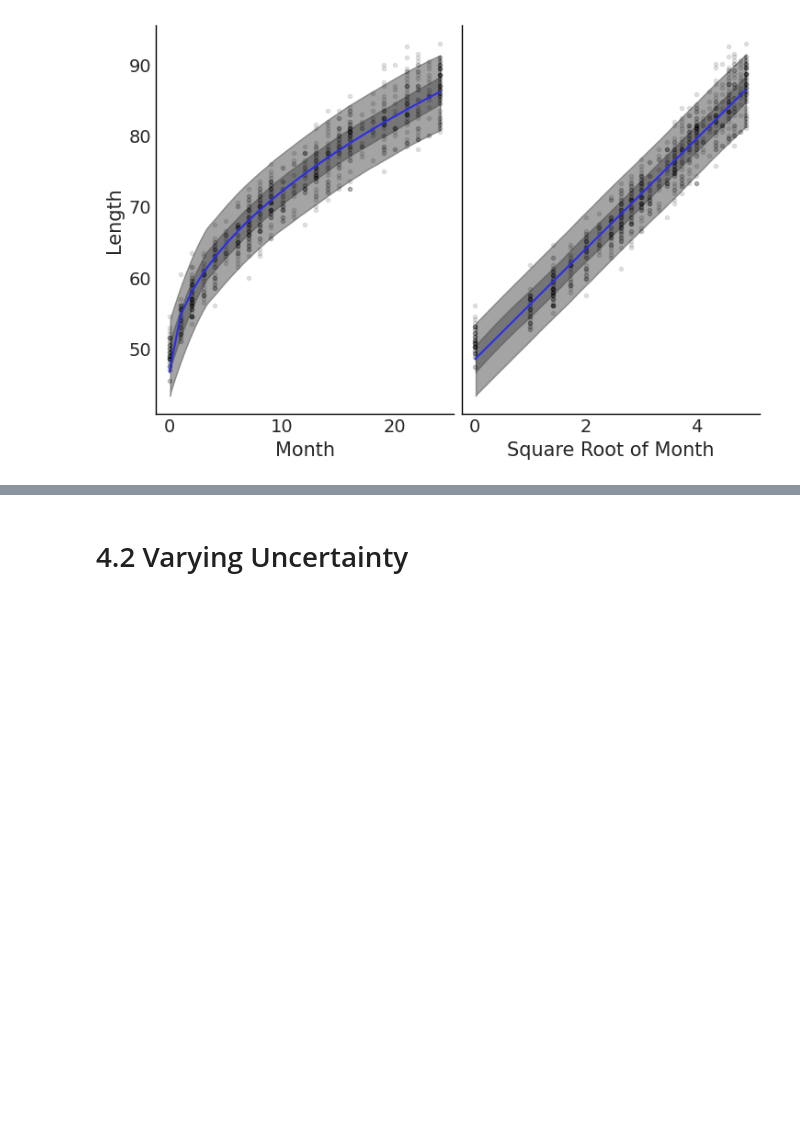
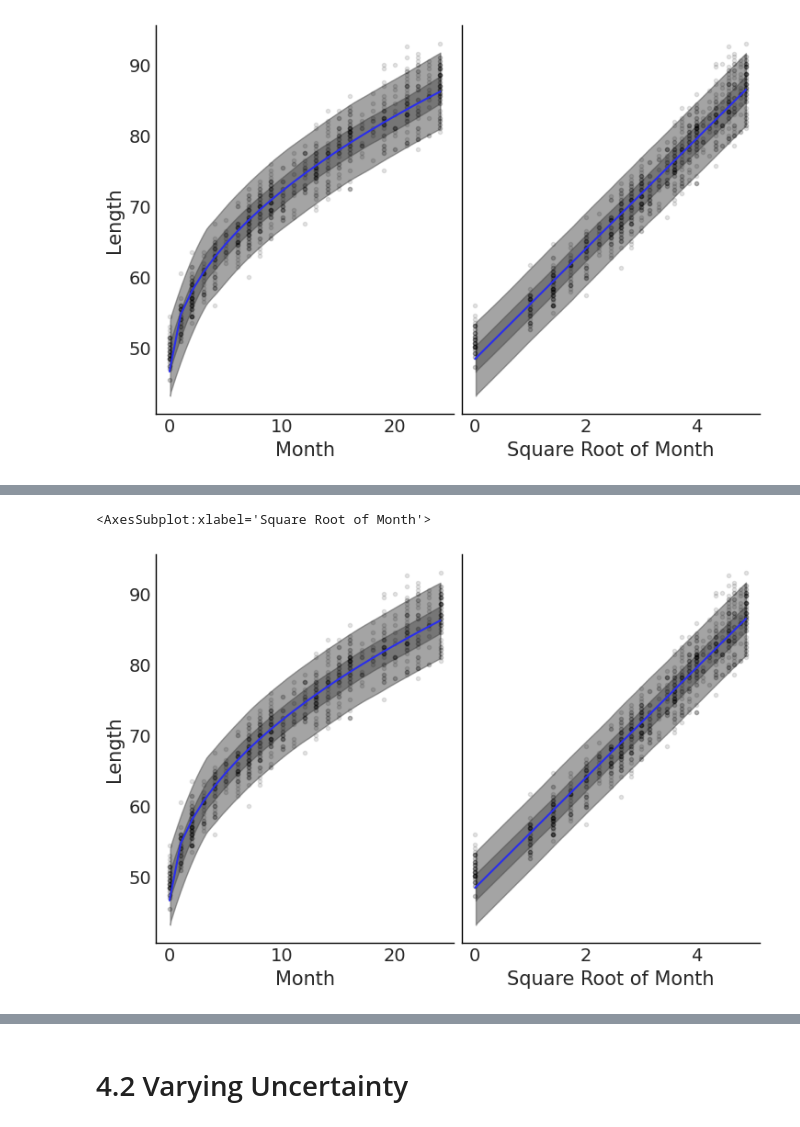
Before and after one commit to jointprob/bmcp-notes, a Jupyter notebook: scratchpads/005.01 - chapter 4 notes.ipynb, the cells around one changed output, grey strips where cells are left out. Drawn from its saved outputs; the diff is of its cells as text; code cells hidden in the pictures; blank space fills up the shorter version.

```diff
--- a/scratchpads/005.01 - chapter 4 notes.ipynb
+++ b/scratchpads/005.01 - chapter 4 notes.ipynb
@@ -386,0 +476,18 @@ NameError: name 'stop' is not defined
+# %%
+# Rename and make a single change to the previous model - feed model square root of month instead of month
+with pm.Model() as model_baby_sqrt:
+
+    intercept = pm.HalfNormal('intercept', sigma=10)
+    beta_month = pm.Normal('beta_month', sigma=10)
+
+    # Single change to model - np.sqrt(babies['Month'].values)
+    mu = pm.Deterministic('mu', intercept + beta_month * np.sqrt(babies['Month'].values))
+
+    sigma = pm.HalfNormal("sigma", sigma=10)
+
+    length = pm.Normal("length", mu=mu, sigma=sigma, observed=babies["Length"].values)
+
+    trace_sqrt = pm.sample(draws=2000, tune=4000)
+    pcc_sqrt = pm.sample_posterior_predictive(trace_sqrt)
+    inf_data_sqrt = az.from_pymc3(trace=trace_sqrt,
+                                  posterior_predictive=pcc_sqrt)
@@ -386,0 +502,27 @@ NameError: name 'stop' is not defined
+# %%
+fig, axes = plt.subplots(1,2)
+axes[0].plot(babies["Month"], babies["Length"], 'C0.', alpha=0.1)
+
+μ_m = inf_data_sqrt.posterior["mu"].values.reshape(-1, babies["Length"].shape[0]).mean(axis=0)
+
+axes[0].plot(babies["Month"], μ_m, c='C4')
+az.plot_hdi(babies["Month"], inf_data_sqrt.posterior_predictive["length"], hdi_prob=.50, ax=axes[0])
+az.plot_hdi(babies["Month"], inf_data_sqrt.posterior_predictive["length"], hdi_prob=.94, ax=axes[0])
+
+axes[0].set_ylabel("Length")
+axes[0].set_xlabel("Month");
+
+axes[1].plot(np.sqrt(babies["Month"]), babies["Length"], 'C0.', alpha=0.1)
+axes[1].set_xlabel("Square Root of Month");
+
+az.plot_hdi(np.sqrt(babies["Month"]), inf_data_sqrt.posterior_predictive["length"], hdi_prob=.50, ax=axes[1])
+az.plot_hdi(np.sqrt(babies["Month"]), inf_data_sqrt.posterior_predictive["length"], hdi_prob=.94, ax=axes[1])
+axes[1].plot(np.sqrt(babies["Month"]), μ_m, c='C4')
+
+axes[1].set_yticks([])
+axes[1]
+
+# plt.savefig('img/chp04/baby_length_sqrt_fit.png', dpi=300)
+# %% [output]
+<AxesSubplot:xlabel='Square Root of Month'>
+[figure, added]
```
Also changed, not shown: parts of 30 cells of this notebook.
